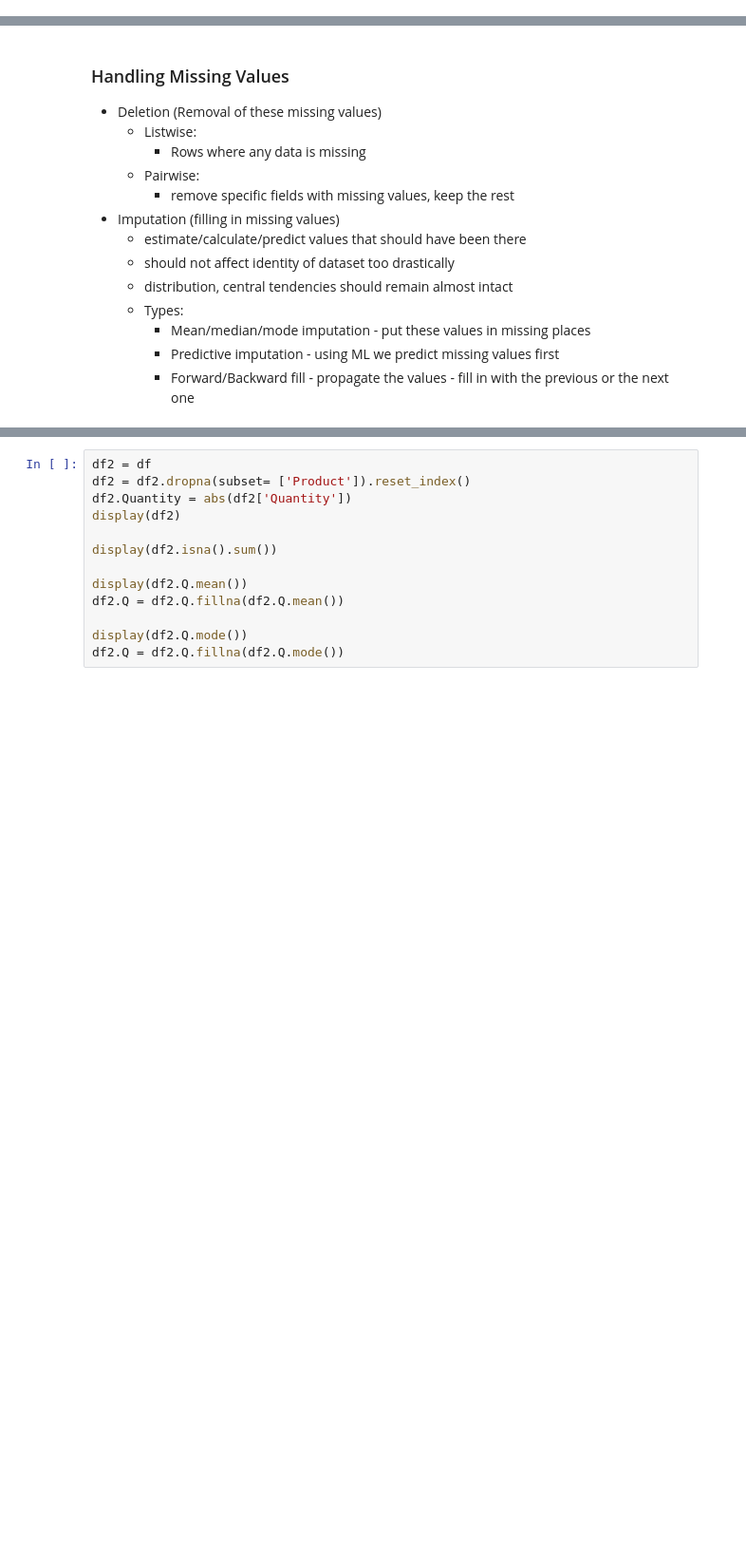
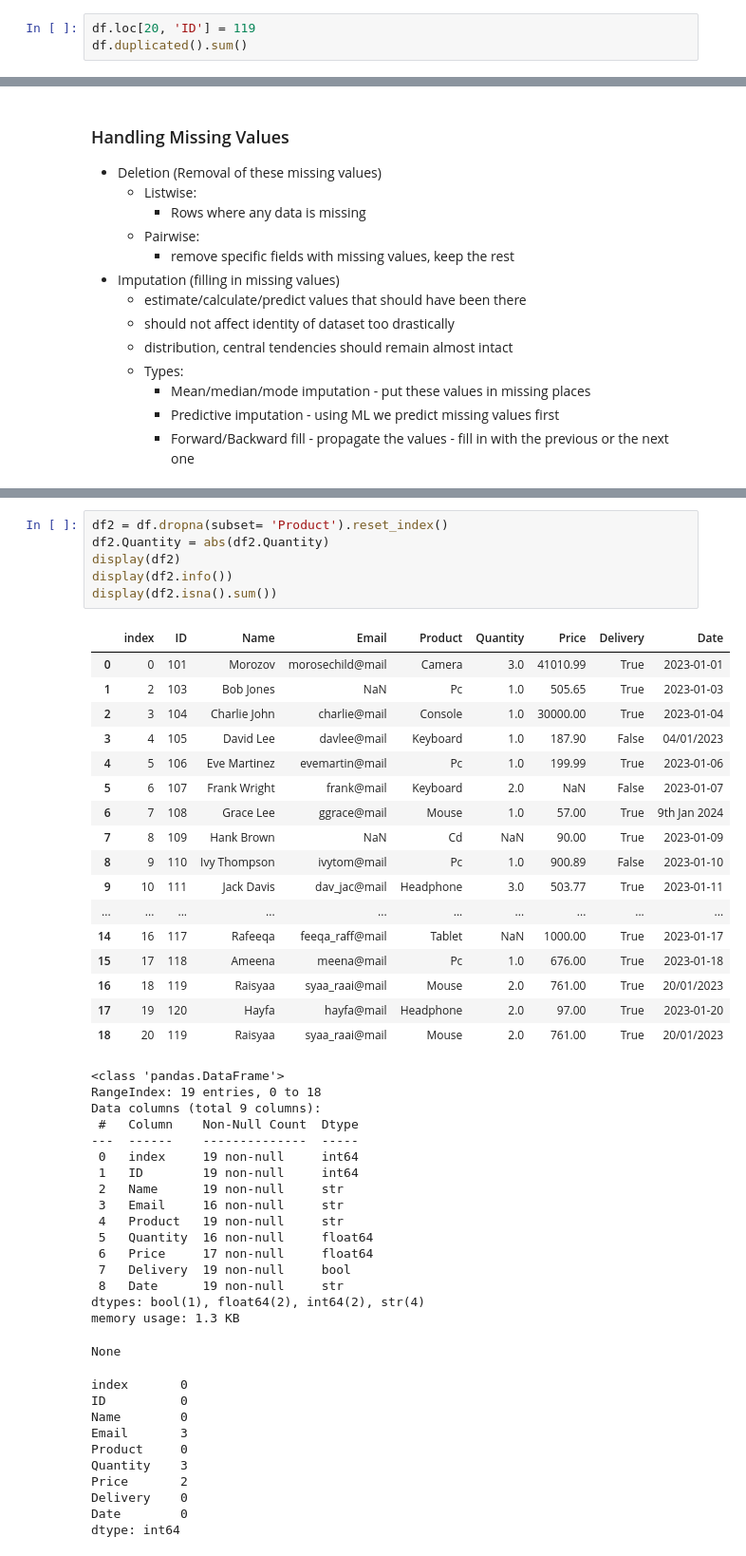
Before and after one commit to lyanjnizam/Daily-Practice, a Jupyter notebook: Day 15 - Data Cleaning/Data Cleaning 1 - NaN Values .ipynb, the cells around one changed output, grey strips where cells are left out. Shown at 95% size. Drawn from its saved outputs; the diff is of its cells as text; blank space fills up the shorter version.

```diff
--- a/Day 15 - Data Cleaning/Data Cleaning 1 - NaN Values .ipynb
+++ b/Day 15 - Data Cleaning/Data Cleaning 1 - NaN Values .ipynb
@@ -66,0 +100,3 @@ df.duplicated().sum()
+# %%
+df.loc[20, 'ID'] = 119
+df.duplicated().sum()
@@ -92,14 +211,52 @@ df_pairwised.isnull().sum()
 # %%
-df2 = df
-df2 = df2.dropna(subset= ['Product']).reset_index()
-df2.Quantity = abs(df2['Quantity'])
+df2 = df.dropna(subset= 'Product').reset_index()
+df2.Quantity = abs(df2.Quantity)
 display(df2)
-
+display(df2.info())
 display(df2.isna().sum())
-
-display(df2.Q.mean())
-df2.Q = df2.Q.fillna(df2.Q.mean())
-
-display(df2.Q.mode())
-df2.Q = df2.Q.fillna(df2.Q.mode())
+# %% [output]
+|  | index | ID | Name | Email | Product | Quantity | Price | Delivery | Date |
+| 0 | 0 | 101 | Morozov | morosechild@mail | Camera | 3.0 | 41010.99 | True | 2023-01-01 |
+| 1 | 2 | 103 | Bob Jones | NaN | Pc | 1.0 | 505.65 | True | 2023-01-03 |
+| 2 | 3 | 104 | Charlie John | charlie@mail | Console | 1.0 | 30000.00 | True | 2023-01-04 |
+| 3 | 4 | 105 | David Lee | davlee@mail | Keyboard | 1.0 | 187.90 | False | 04/01/2023 |
+| 4 | 5 | 106 | Eve Martinez | evemartin@mail | Pc | 1.0 | 199.99 | True | 2023-01-06 |
+| 5 | 6 | 107 | Frank Wright | frank@mail | Keyboard | 2.0 | NaN | False | 2023-01-07 |
+| 6 | 7 | 108 | Grace Lee | ggrace@mail | Mouse | 1.0 | 57.00 | True | 9th Jan 2024 |
+| 7 | 8 | 109 | Hank Brown | NaN | Cd | NaN | 90.00 | True | 2023-01-09 |
+| 8 | 9 | 110 | Ivy Thompson | ivytom@mail | Pc | 1.0 | 900.89 | False | 2023-01-10 |
+| 9 | 10 | 111 | Jack Davis | dav_jac@mail | Headphone | 3.0 | 503.77 | True | 2023-01-11 |
+| ... | ... | ... | ... | ... | ... | ... | ... | ... | ... |
+| 14 | 16 | 117 | Rafeeqa | feeqa_raff@mail | Tablet | NaN | 1000.00 | True | 2023-01-17 |
+| 15 | 17 | 118 | Ameena | meena@mail | Pc | 1.0 | 676.00 | True | 2023-01-18 |
+| 16 | 18 | 119 | Raisyaa | syaa_raai@mail | Mouse | 2.0 | 761.00 | True | 20/01/2023 |
+| 17 | 19 | 120 | Hayfa | hayfa@mail | Headphone | 2.0 | 97.00 | True | 2023-01-20 |
+| 18 | 20 | 119 | Raisyaa | syaa_raai@mail | Mouse | 2.0 | 761.00 | True | 20/01/2023 |
+<class 'pandas.DataFrame'>
+RangeIndex: 19 entries, 0 to 18
+Data columns (total 9 columns):
+ #   Column    Non-Null Count  Dtype
+---  ------    --------------  -----
+ 0   index     19 non-null     int64
+ 1   ID        19 non-null     int64
+ 2   Name      19 non-null     str
+ 3   Email     16 non-null     str
+ 4   Product   19 non-null     str
+ 5   Quantity  16 non-null     float64
+ 6   Price     17 non-null     float64
+ 7   Delivery  19 non-null     bool
+ 8   Date      19 non-null     str
+dtypes: bool(1), float64(2), int64(2), str(4)
+memory usage: 1.3 KB
+None
+index       0
+ID          0
+Name        0
+Email       3
+Product     0
+Quantity    3
+Price       2
+Delivery    0
+Date        0
+dtype: int64
 # %%
```
Also changed, not shown: parts of 12 cells of this notebook, 2 other files.
